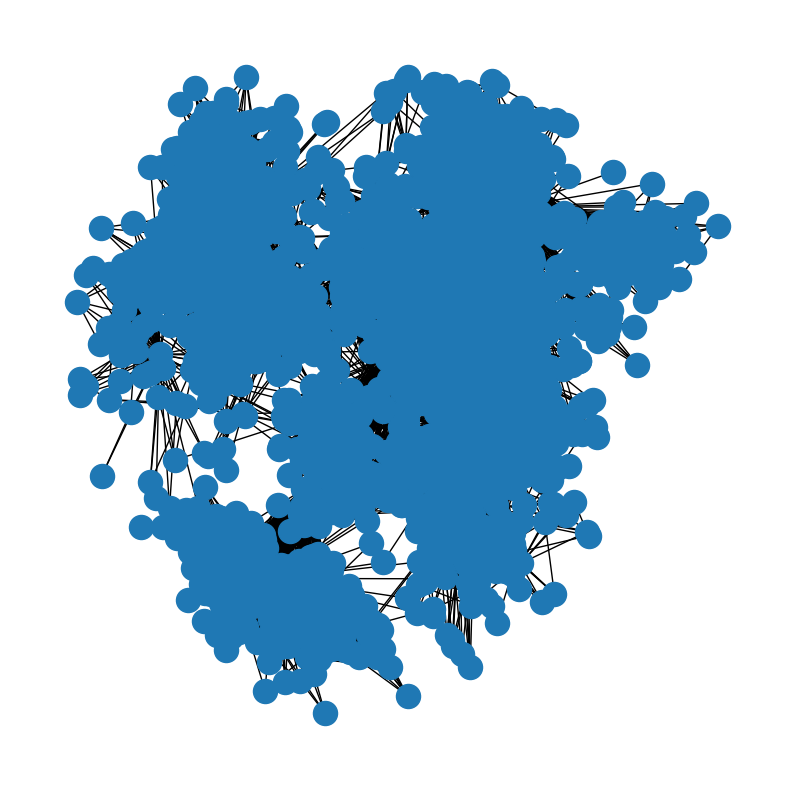
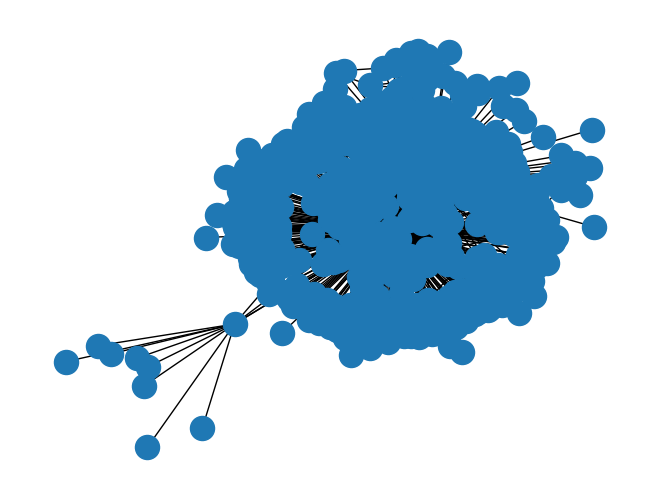
Unified diff of the notebook cell whose output changed from the first chart to the second:
--- before
+++ after
@@ -1,2 +1 @@
-fig, ax = plt.subplots(figsize=(10, 10))
-nx.draw(G, ax=ax)
+nx.draw(G)

Commit: During the walkthrough